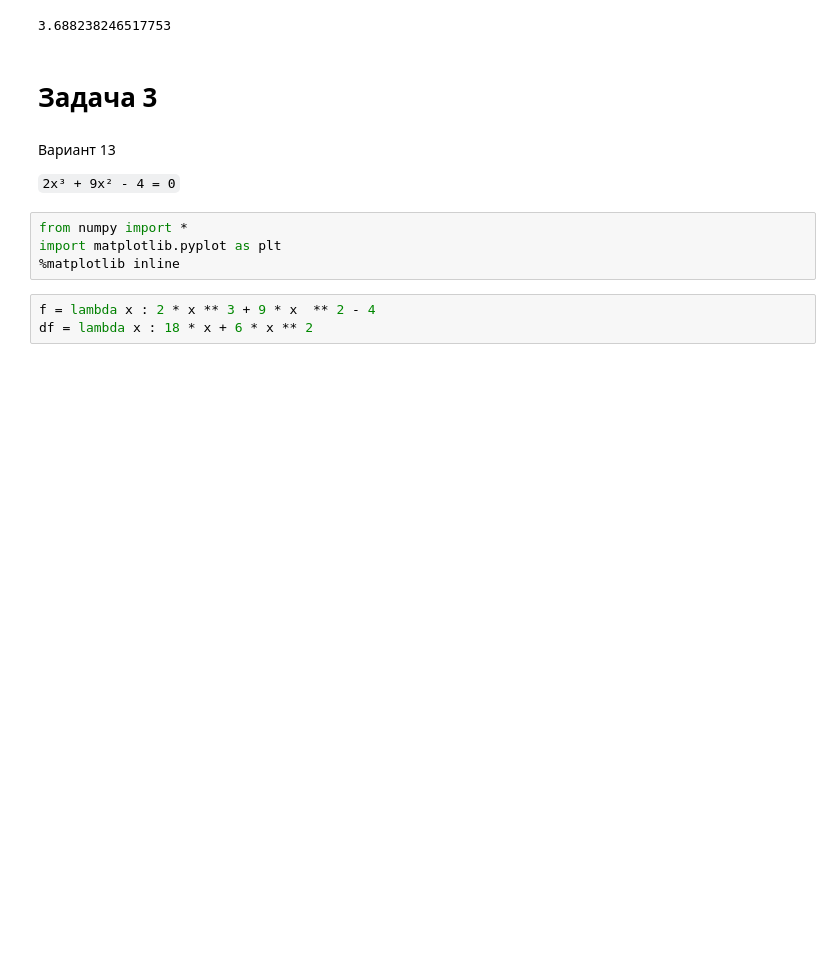
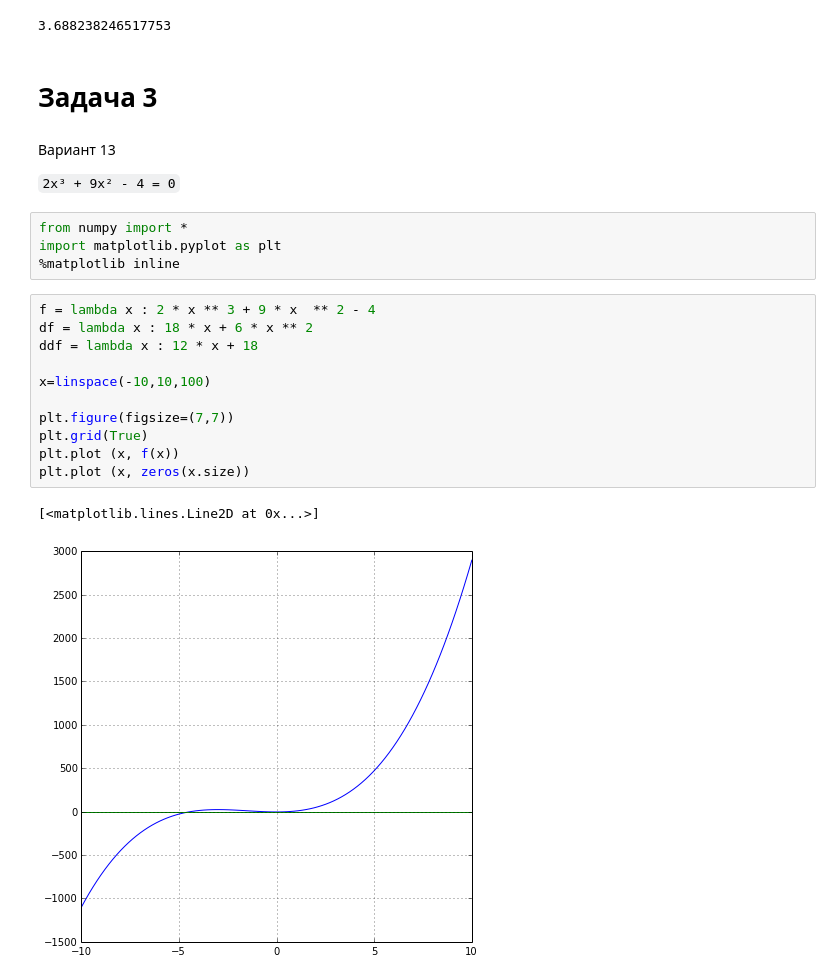
Before and after one commit to mrtheyann/Numerical-methods, a Jupyter notebook: Lab 03 - Nonlinear equations/Lab 03.ipynb, the cells around one changed output. Saved outputs shown, nothing was run; the diff lists cells and outputs as text; blank space fills up the shorter version.

```diff
--- a/Lab 03 - Nonlinear equations/Lab 03.ipynb
+++ b/Lab 03 - Nonlinear equations/Lab 03.ipynb
@@ -157,3 +157,14 @@ import matplotlib.pyplot as plt
 # %%
 f = lambda x : 2 * x ** 3 + 9 * x  ** 2 - 4
 df = lambda x : 18 * x + 6 * x ** 2
+ddf = lambda x : 12 * x + 18
+
+x=linspace(-10,10,100)
+
+plt.figure(figsize=(7,7))
+plt.grid(True)
+plt.plot (x, f(x))
+plt.plot (x, zeros(x.size))
+# %% [output]
+[<matplotlib.lines.Line2D at 0x...>]
+[figure, added]
```
Also changed, not shown: parts of 5 cells of this notebook.
